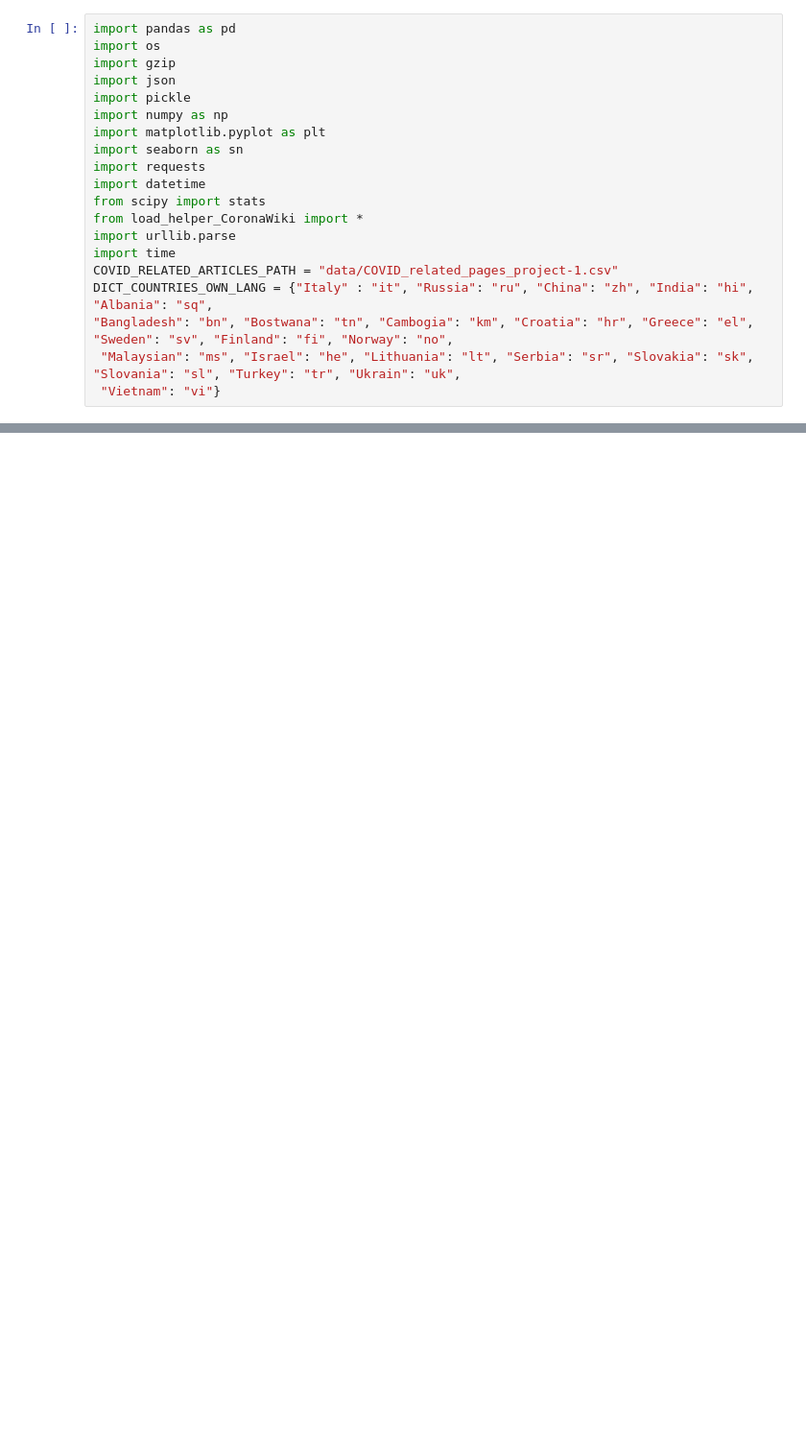
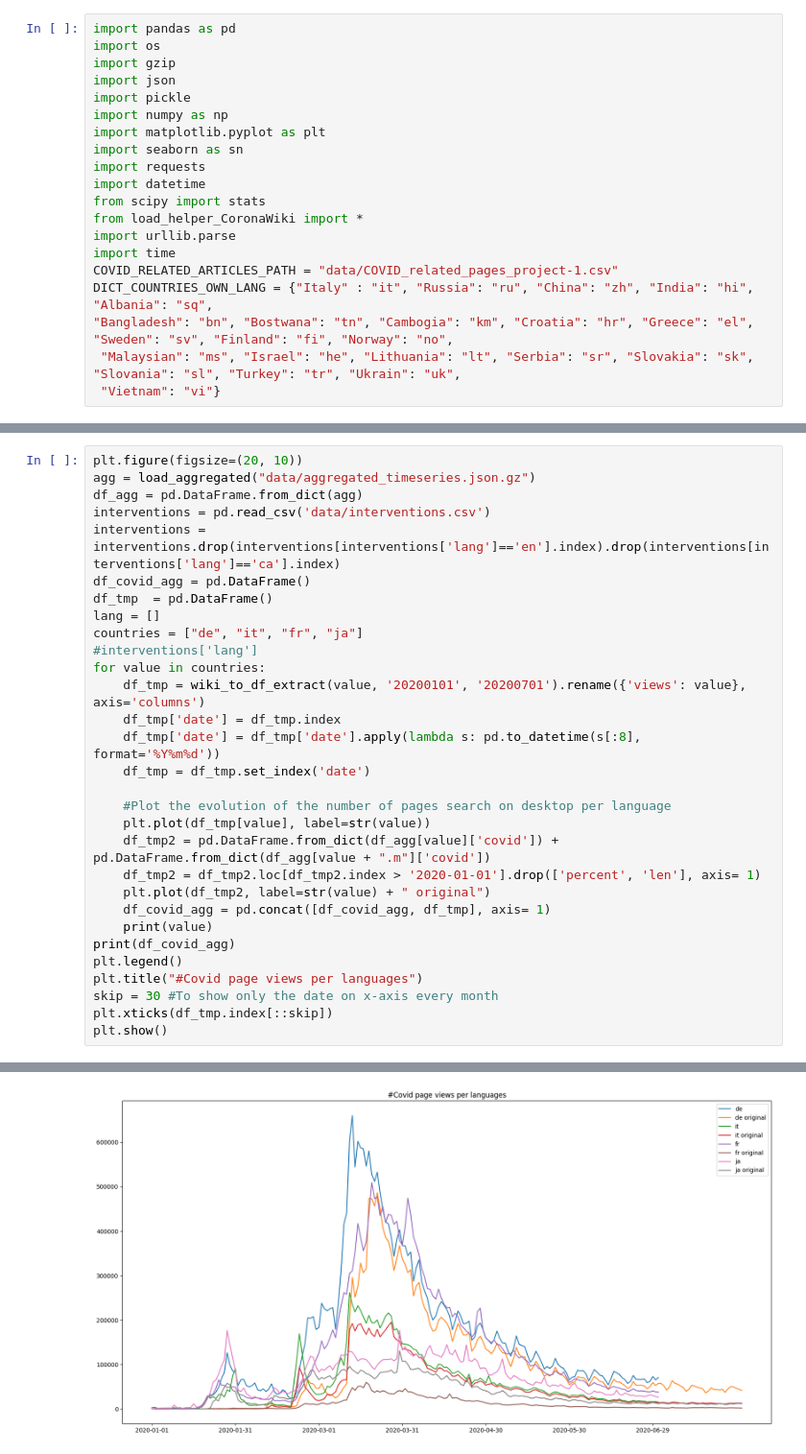
Before and after one commit to epfl-ada/ada-2022-project-thedatadiggers22, a Jupyter notebook: test_Robin2.ipynb, the cells around one changed output, grey strips where cells are left out. Shown at 96% size. Drawn from its saved outputs; the diff is of its cells as text; blank space fills up the shorter version.

```diff
--- a/test_Robin2.ipynb
+++ b/test_Robin2.ipynb
@@ -48,0 +112,31 @@ df2.shape
+# %%
+plt.figure(figsize=(20, 10))
+agg = load_aggregated("data/aggregated_timeseries.json.gz")
+df_agg = pd.DataFrame.from_dict(agg)
+interventions = pd.read_csv('data/interventions.csv')
+interventions = interventions.drop(interventions[interventions['lang']=='en'].index).drop(interventions[interventions['lang']=='ca'].index)
+df_covid_agg = pd.DataFrame()
+df_tmp  = pd.DataFrame()
+lang = []
+countries = ["de", "it", "fr", "ja"]
+#interventions['lang']
+for value in countries:
+    df_tmp = wiki_to_df_extract(value, '20200101', '20200701').rename({'views': value}, axis='columns')
+    df_tmp['date'] = df_tmp.index
+    df_tmp['date'] = df_tmp['date'].apply(lambda s: pd.to_datetime(s[:8], format='%Y%m%d'))
+    df_tmp = df_tmp.set_index('date')
+
+    #Plot the evolution of the number of pages search on desktop per language
+    plt.plot(df_tmp[value], label=str(value))
+    df_tmp2 = pd.DataFrame.from_dict(df_agg[value]['covid']) + pd.DataFrame.from_dict(df_agg[value + ".m"]['covid'])
+    df_tmp2 = df_tmp2.loc[df_tmp2.index > '2020-01-01'].drop(['percent', 'len'], axis= 1)
+    plt.plot(df_tmp2, label=str(value) + " original")
+    df_covid_agg = pd.concat([df_covid_agg, df_tmp], axis= 1)
+    print(value)
+print(df_covid_agg)
+plt.legend()
+plt.title("#Covid page views per languages")
+skip = 30 #To show only the date on x-axis every month
+plt.xticks(df_tmp.index[::skip])
+plt.show()
+# %% [output]
@@ -49,3 +160,4 @@ df2.shape
+[figure, added]
 # %%
 '''
 Function to be used within data fetching script
```
Also changed, not shown: parts of 17 cells of this notebook, 4 other files.
